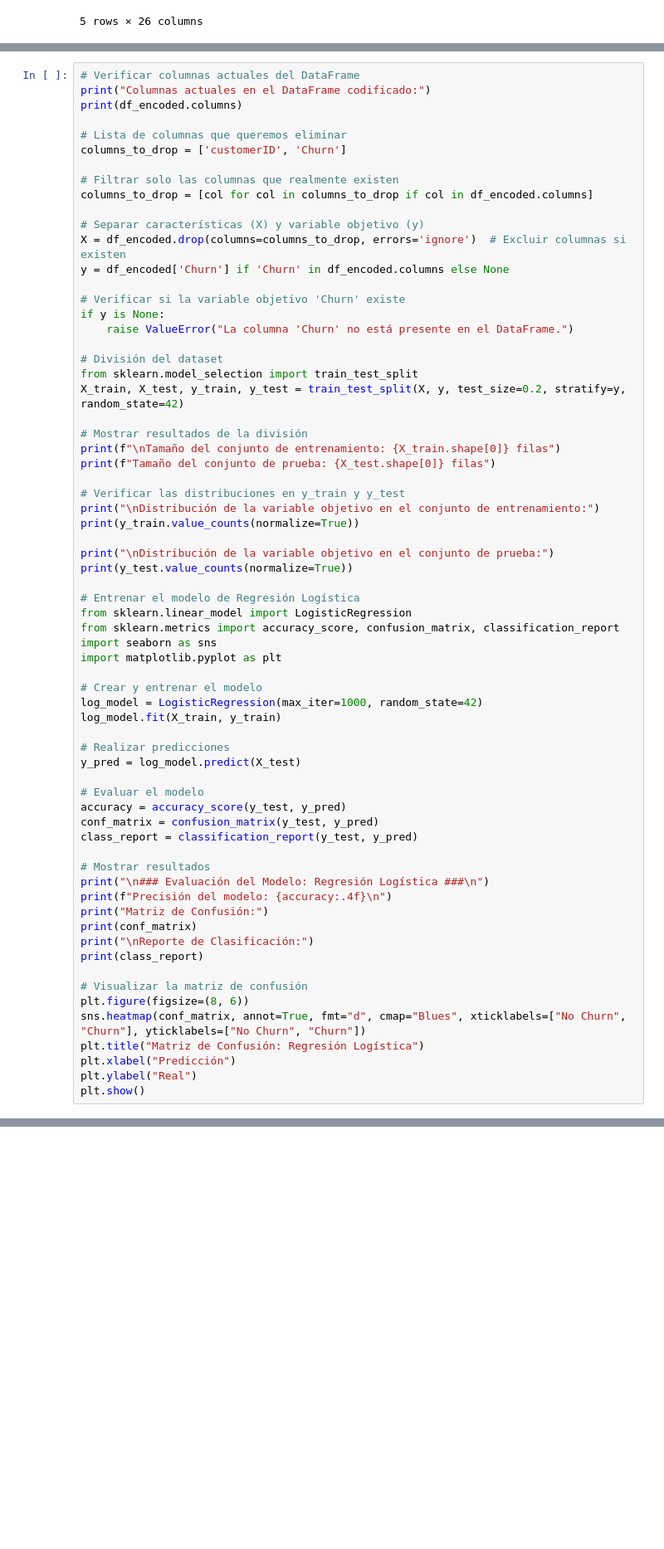
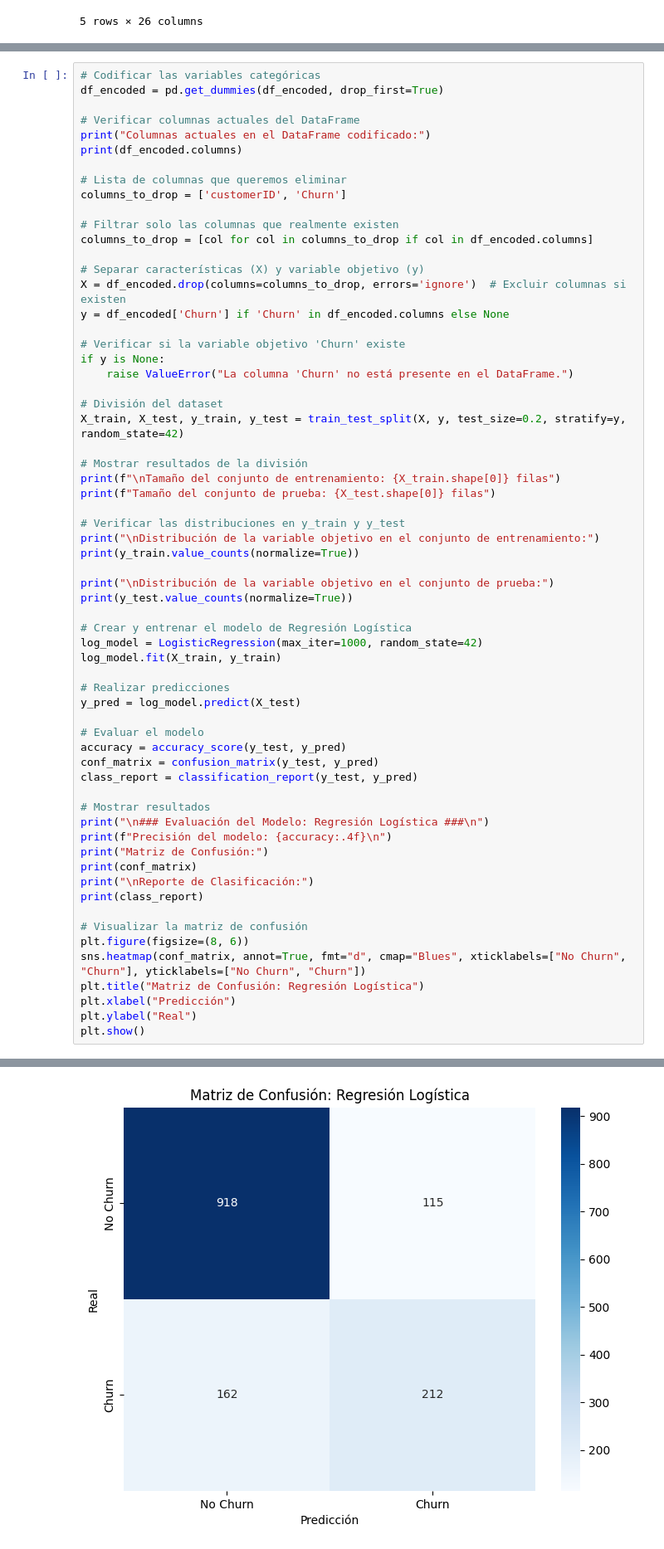
Before and after one commit to soyjosep/proyecto_prediccion_de_clientes, a Jupyter notebook: churn_prediction.ipynb, the cells around one changed output, grey strips where cells are left out. Shown: that part at 83% size. Saved outputs shown, nothing was run; the diff lists cells and outputs as text; blank space fills up the shorter version.

```diff
--- a/churn_prediction.ipynb
+++ b/churn_prediction.ipynb
@@ -433,6 +434,9 @@ La Regresión Logística es un algoritmo clásico y eficiente para problemas de
    - **F1-Score**.
 3. Visualización de los resultados.
 # %%
+# Codificar las variables categóricas
+df_encoded = pd.get_dummies(df_encoded, drop_first=True)
+
 # Verificar columnas actuales del DataFrame
 print("Columnas actuales en el DataFrame codificado:")
 print(df_encoded.columns)
@@ -452,7 +456,6 @@ if y is None:
     raise ValueError("La columna 'Churn' no está presente en el DataFrame.")
 
 # División del dataset
-from sklearn.model_selection import train_test_split
 X_train, X_test, y_train, y_test = train_test_split(X, y, test_size=0.2, stratify=y, random_state=42)
 
 # Mostrar resultados de la división
@@ -466,13 +469,7 @@ print(y_train.value_counts(normalize=True))
 print("\nDistribución de la variable objetivo en el conjunto de prueba:")
 print(y_test.value_counts(normalize=True))
 
-# Entrenar el modelo de Regresión Logística
-from sklearn.linear_model import LogisticRegression
-from sklearn.metrics import accuracy_score, confusion_matrix, classification_report
-import seaborn as sns
-import matplotlib.pyplot as plt
-
-# Crear y entrenar el modelo
+# Crear y entrenar el modelo de Regresión Logística
 log_model = LogisticRegression(max_iter=1000, random_state=42)
 log_model.fit(X_train, y_train)
 
@@ -521,3 +517,4 @@ ValueError: could not convert string to float: 'Male'
+[figure, added]
 # %% [markdown]
 ### 🌳 Construcción y Evaluación del Modelo: Árbol de Decisión
 
```
Also changed, not shown: parts of 7 cells of this notebook.
